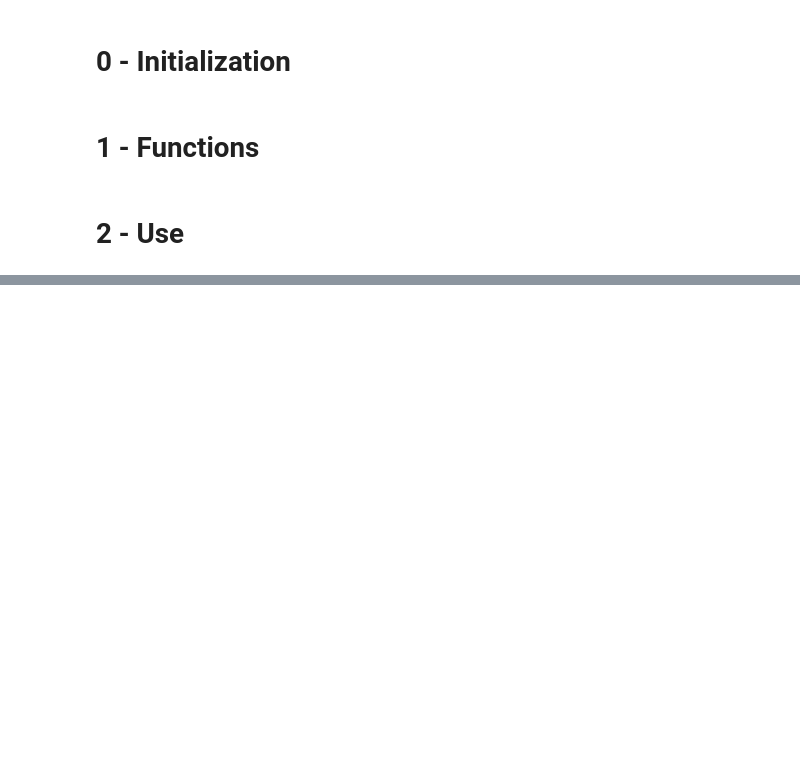
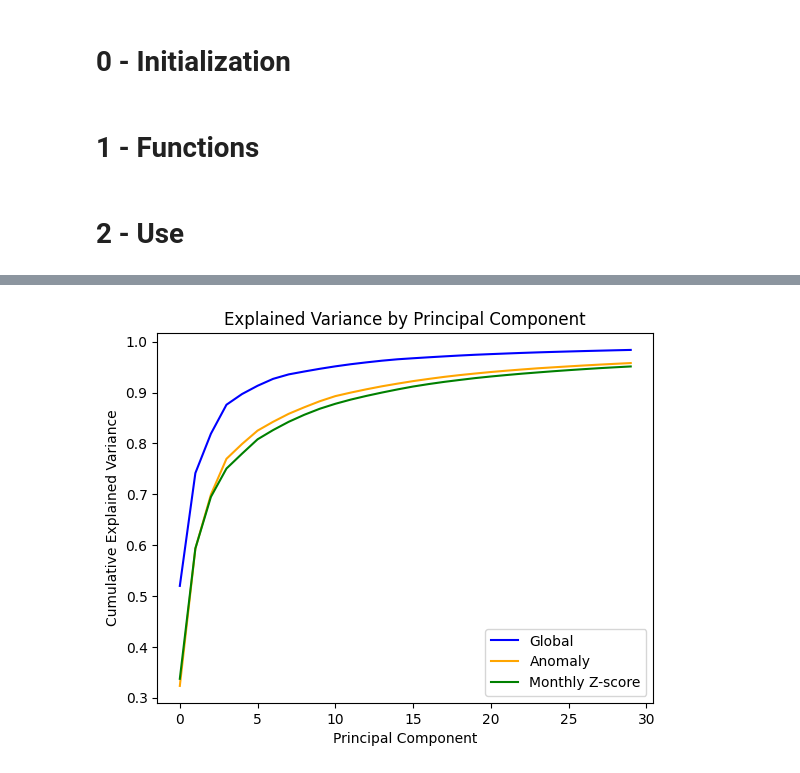
Before and after one commit to Catmosphere314/IrriGator, a Jupyter notebook: notebook/88_create_acp_candidate.ipynb, the cells around one changed output, grey strips where cells are left out. Saved outputs shown, nothing was run; the diff lists cells and outputs as text; code cells hidden in the pictures; blank space fills up the shorter version.

```diff
--- a/notebook/88_create_acp_candidate.ipynb
+++ b/notebook/88_create_acp_candidate.ipynb
@@ -449,0 +733,44 @@ era5_final.to_netcdf(
+# %%
+def fit_pca(X_scaled, n_components=30):
+    Z = X_scaled.values
+
+    n_components = min(
+        n_components,
+        Z.shape[0] - 1,
+        Z.shape[1],
+    )
+
+    pca = PCA(
+        n_components=n_components,
+        svd_solver="full",
+    )
+
+    scores = pca.fit_transform(Z)
+
+
+    scores = pd.DataFrame(
+        scores,
+        index=pd.DatetimeIndex(X_scaled.time.values),
+        columns=[f"PC{i + 1}" for i in range(n_components)],
+    )
+
+    scores["month"] = scores.index.month
+    scores["year"] = scores.index.year
+
+    return pca, scores
+# %%
+pca_global, scores_global = fit_pca(X_global)
+pca_anom, scores_anom = fit_pca(X_month_anom)
+pca_month_z, scores_month_z = fit_pca(X_month_z)
+# %%
+import matplotlib.pyplot as plt
+plt.plot(np.cumsum(pca_global.explained_variance_ratio_), color="blue")
+plt.plot(np.cumsum(pca_anom.explained_variance_ratio_), color="orange")
+plt.plot(np.cumsum(pca_month_z.explained_variance_ratio_), color="green")
+plt.xlabel("Principal Component")
+plt.ylabel("Cumulative Explained Variance")
+plt.title("Explained Variance by Principal Component")
+plt.legend(["Global", "Anomaly", "Monthly Z-score"])
+plt.show()
+# %% [output]
+[figure, added]
```
Also changed, not shown: parts of 31 cells of this notebook.
